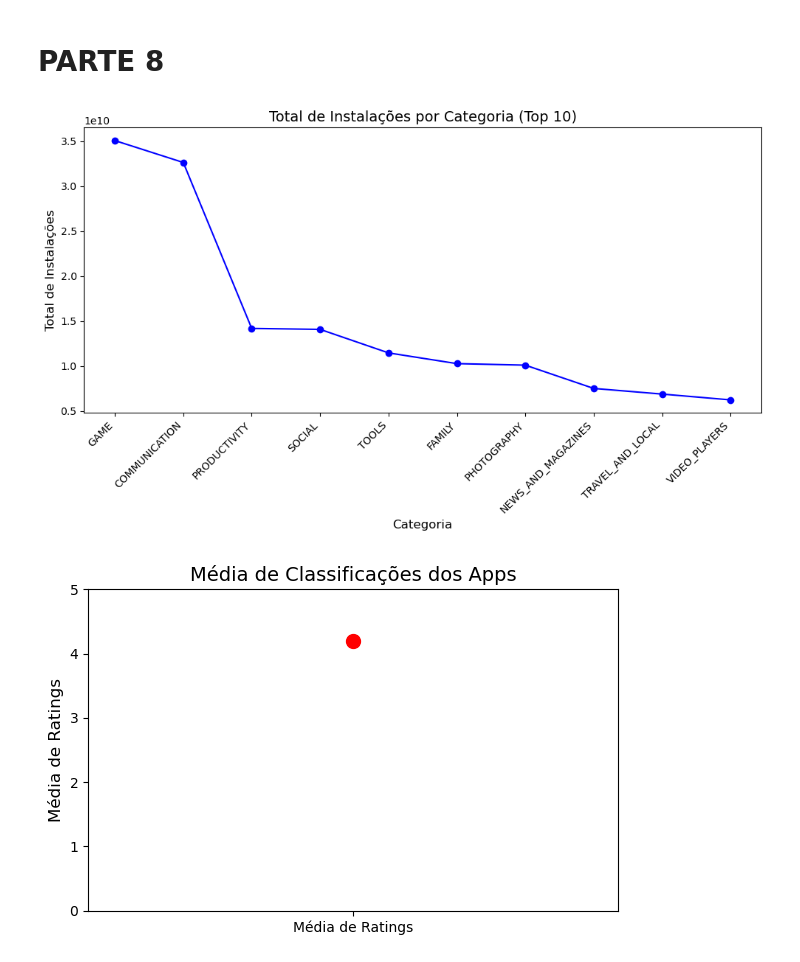
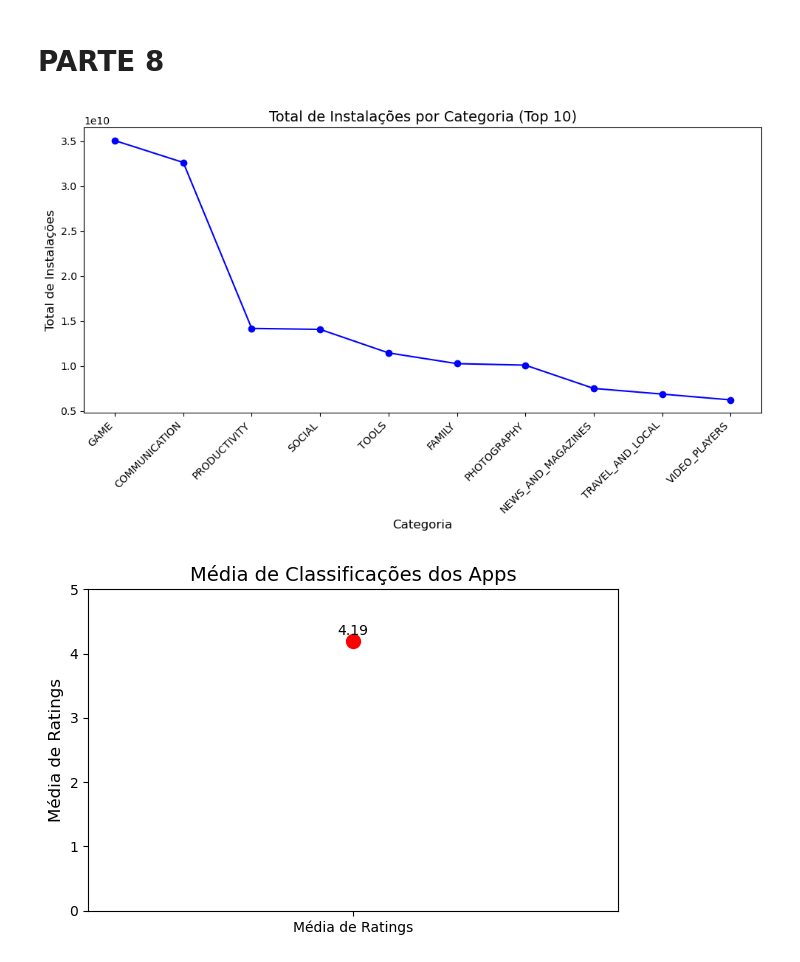
Before and after one commit to ThallesLima3301/Compass-Uol, a Jupyter notebook: Sprint_3/Desafio/Desafio_Sprint_3/Sprtin_3teste.ipynb, the cells around one changed output. Cells and saved outputs as stored; diff of their text form; code cells hidden in the pictures.

```diff
--- a/Sprint_3/Desafio/Desafio_Sprint_3/Sprtin_3teste.ipynb
+++ b/Sprint_3/Desafio/Desafio_Sprint_3/Sprtin_3teste.ipynb
@@ -38,7 +38,7 @@ google_play_data.head()
 import pandas as pd
 
 # Carregar o arquivo CSV
-file_path = '../googleplaystore.csv'
+file_path = '../Desafio_Sprint_3/googleplaystore.csv'
 google_play_data = pd.read_csv(file_path)
 
 # Remover valores inválidos como 'Free' e '0+'
@@ -383,28 +383,30 @@ Média de classificações (ratings) de todos os apps (em formato de valor): 4.1
 # %% [markdown]
 # PARTE 8
 # %%
-
-
 import matplotlib.pyplot as plt
 
 # Gráfico 1: Gráfico de linha mostrando o total de instalações por categoria
 plt.figure(figsize=(10,6))
 plt.plot(category_installs.index, category_installs.values, marker='o', linestyle='-', color='b')
 plt.title('Total de Instalações por Categoria (Top 10)', fontsize=14)
 plt.xlabel('Categoria', fontsize=12)
 plt.ylabel('Total de Instalações', fontsize=12)
 plt.xticks(rotation=45, ha='right')
 plt.tight_layout()
 plt.show()
 
 # Gráfico 2: Gráfico de dispersão da média de classificações (como ponto único)
 plt.figure(figsize=(6,4))
 plt.scatter(['Média de Ratings'], [media_ratings], color='r', s=100)
 plt.title('Média de Classificações dos Apps', fontsize=14)
 plt.ylabel('Média de Ratings', fontsize=12)
 plt.ylim(0, 5)  # Escala de 0 a 5, que é o máximo de classificações
+
+# Adicionando o valor da média acima do ponto
+plt.text(0, media_ratings + 0.1, f'{media_ratings:.2f}', color='black', ha='center', fontsize=10)
+
 plt.tight_layout()
 plt.show()
 # %% [output]
 [figure]
-[figure, old version]
+[figure, new version]
```
Also changed, not shown: parts of 2 cells of this notebook.
